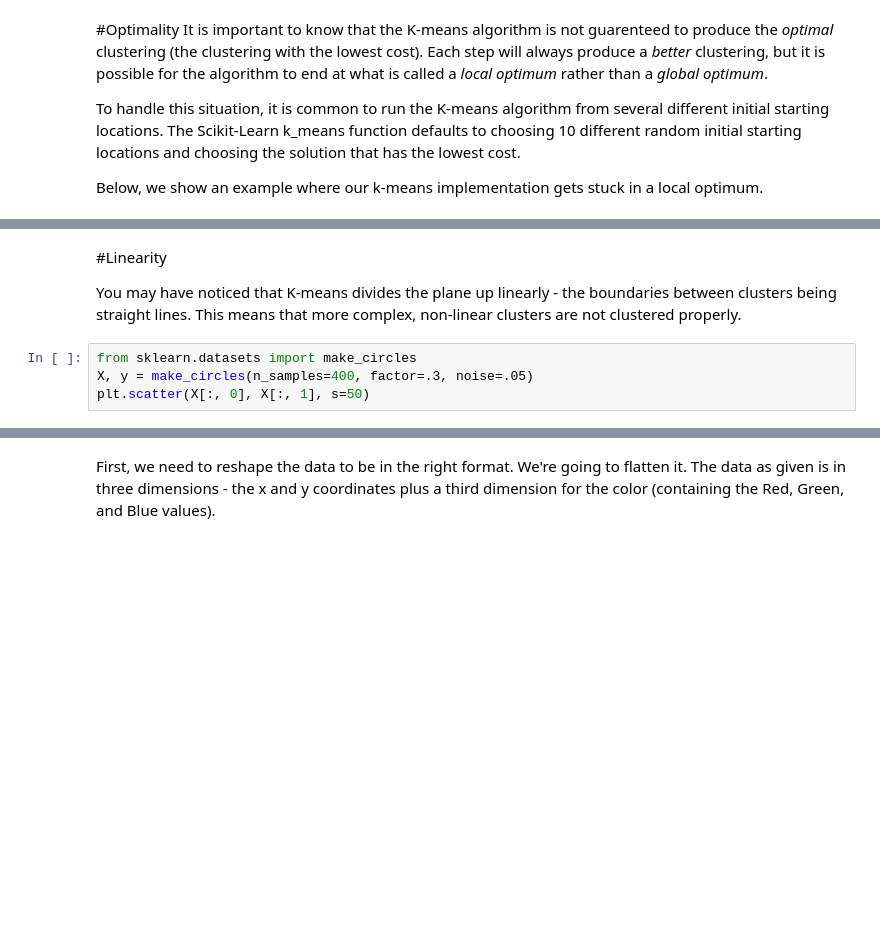
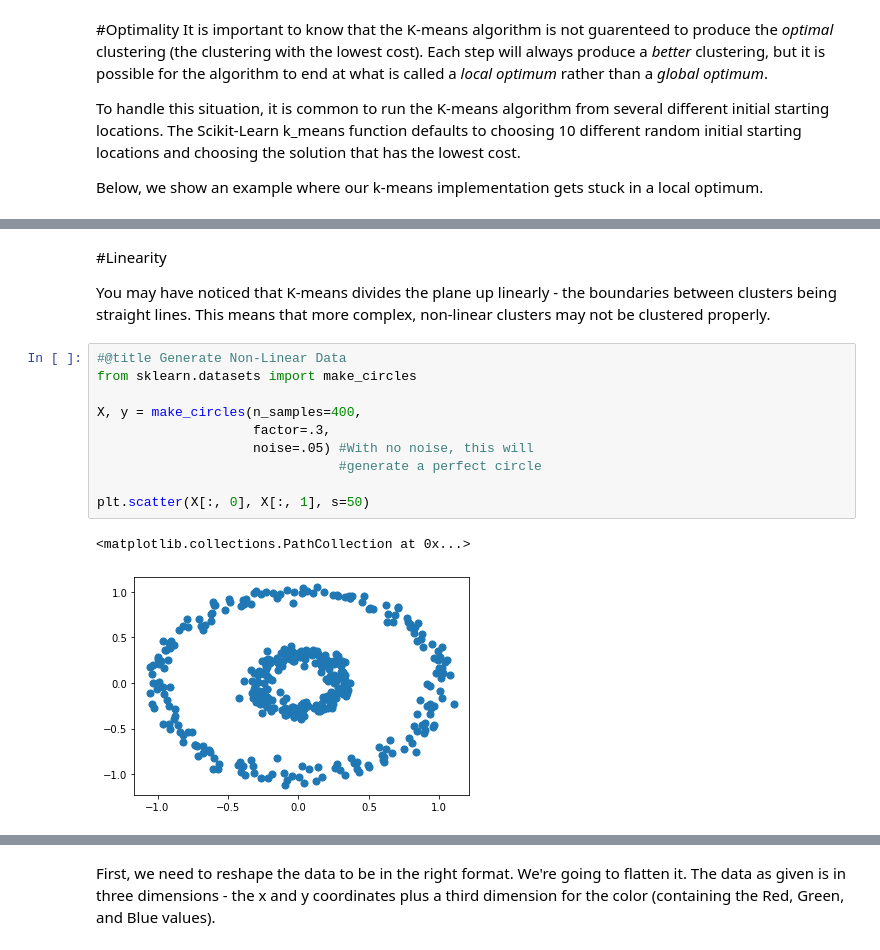
Before and after one commit to kpjaskie/SenSIP21, a Jupyter notebook: 3_ML_Algorithms_Clustering.ipynb, the cells around one changed output, grey strips where cells are left out. Drawn from its saved outputs; the diff is of its cells as text; blank space fills up the shorter version.

```diff
--- a/3_ML_Algorithms_Clustering.ipynb
+++ b/3_ML_Algorithms_Clustering.ipynb
@@ -123,9 +186,18 @@ centroids, labels = find_clusters(X, 4, rseed=0)
 # %% [markdown]
 #Linearity
 
-You may have noticed that K-means divides the plane up linearly - the boundaries between clusters being straight lines.  This means that more complex, non-linear clusters are not clustered properly.
+You may have noticed that K-means divides the plane up linearly - the boundaries between clusters being straight lines.  This means that more complex, non-linear clusters may not be clustered properly.
 # %%
+#@title Generate Non-Linear Data
 from sklearn.datasets import make_circles
-X, y = make_circles(n_samples=400, factor=.3, noise=.05)
+
+X, y = make_circles(n_samples=400,
+                    factor=.3,
+                    noise=.05) #With no noise, this will
+                               #generate a perfect circle
+
 plt.scatter(X[:, 0], X[:, 1], s=50)
+# %% [output]
+<matplotlib.collections.PathCollection at 0x...>
+[figure, added]
 # %%
```
Also changed, not shown: parts of 31 cells of this notebook.
